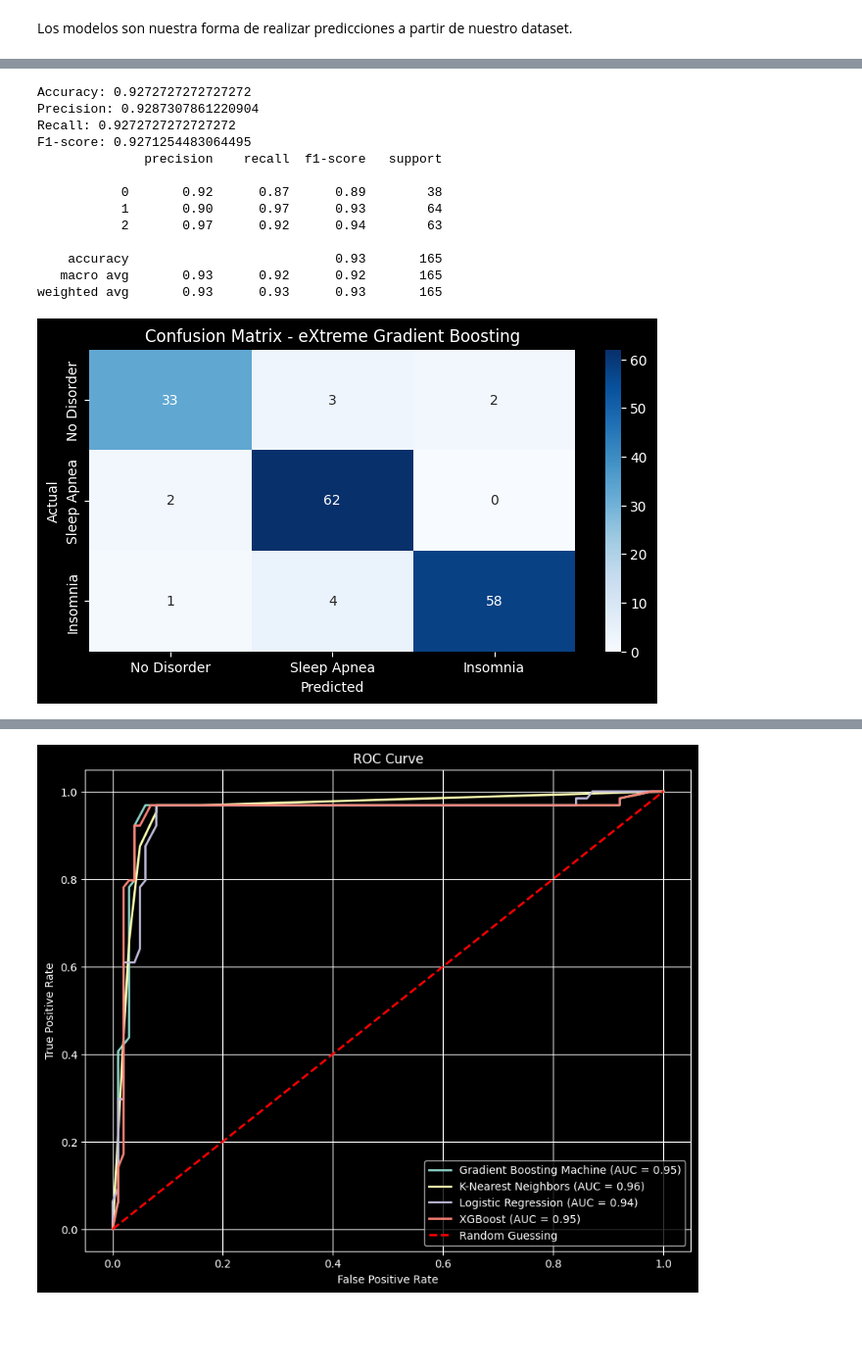
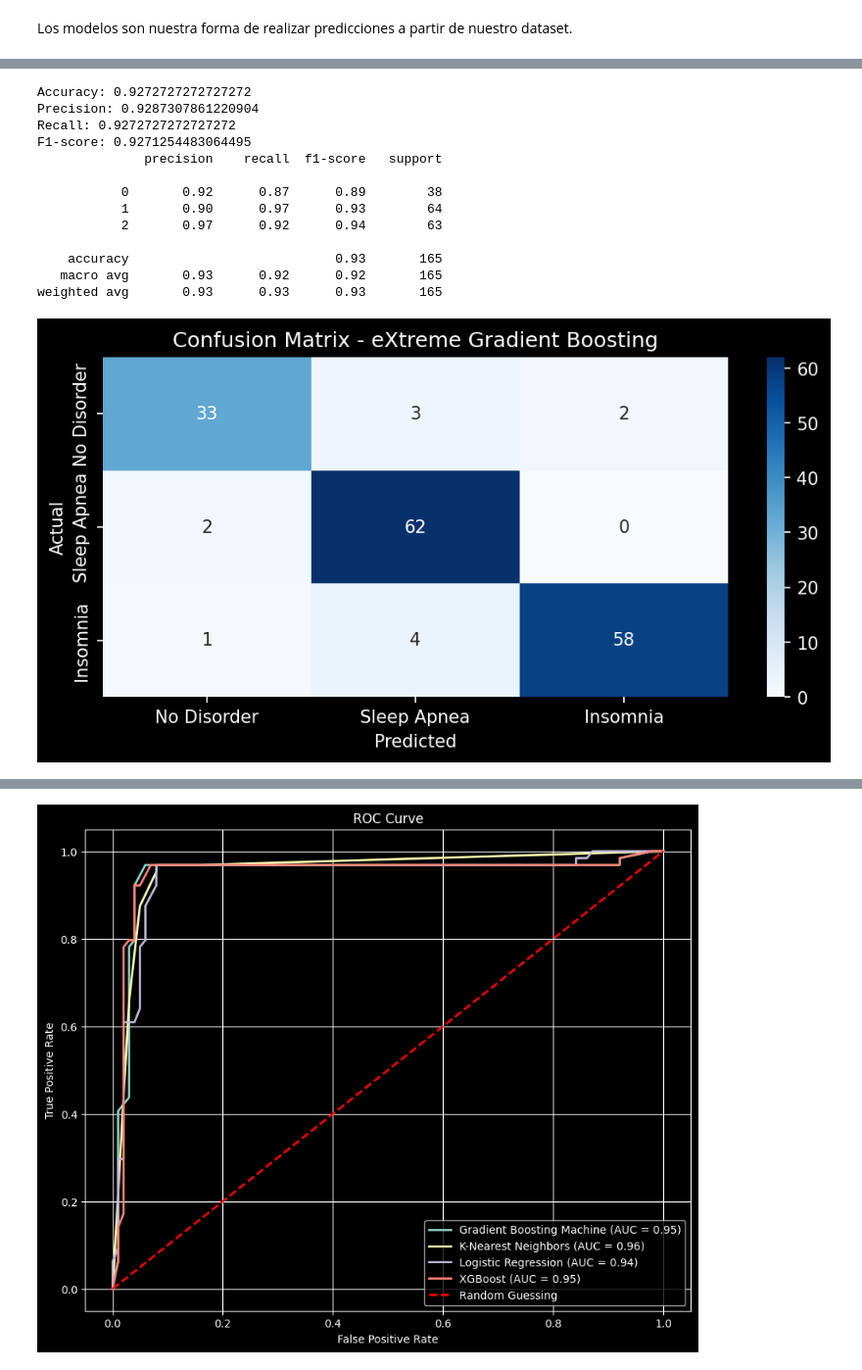
Before and after one commit to zamef/TSBM.TranstornoS, a Jupyter notebook: SleepDisorder.ipynb, the cells around one changed output, grey strips where cells are left out. Shown at 98% size. Drawn from its saved outputs; the diff is of its cells as text; code cells hidden in the pictures; blank space fills up the shorter version.

```diff
--- a/SleepDisorder.ipynb
+++ b/SleepDisorder.ipynb
@@ -369,35 +369,35 @@ f1_xgb = f1_score(y_test, y_pred, average='weighted')
 # metricas
 print(f'Accuracy: {accuracy_xgb}')
 print(f'Precision: {precision_xgb}')
 print(f'Recall: {recall_xgb}')
 print(f'F1-score: {f1_xgb}')
 
 # reporte
 print(classification_report(y_test, y_pred))
 cm = confusion_matrix(y_test, y_pred)
 
 # matriz de confusión
-plt.figure(figsize=(8, 4))
+plt.figure(figsize=(8, 3.5), dpi=150)
 sns.heatmap(cm, annot=True, cmap='Blues', fmt='d', xticklabels=['No Disorder', 'Sleep Apnea', 'Insomnia'], yticklabels=['No Disorder', 'Sleep Apnea', 'Insomnia'])
 plt.xlabel('Predicted')
 plt.ylabel('Actual')
 plt.title('Confusion Matrix - eXtreme Gradient Boosting')
 plt.show()
 # %% [output]
 Accuracy: 0.9272727272727272
 Precision: 0.9287307861220904
 Recall: 0.9272727272727272
 F1-score: 0.9271254483064495
               precision    recall  f1-score   support
 
            0       0.92      0.87      0.89        38
            1       0.90      0.97      0.93        64
            2       0.97      0.92      0.94        63
 
     accuracy                           0.93       165
    macro avg       0.93      0.92      0.92       165
 weighted avg       0.93      0.93      0.93       165
-[figure, old version]
+[figure, new version]
 # %%
 from sklearn.neighbors import KNeighborsClassifier
 
```
Also changed, not shown: parts of 5 cells of this notebook.
